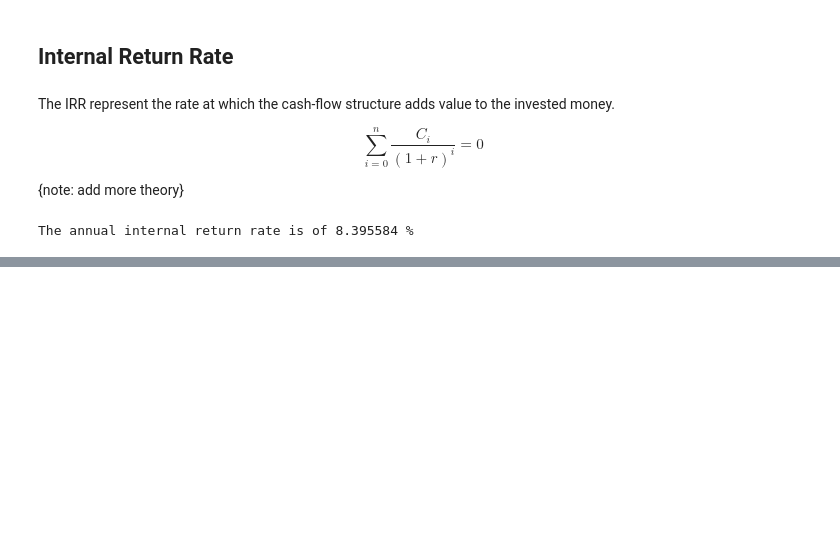
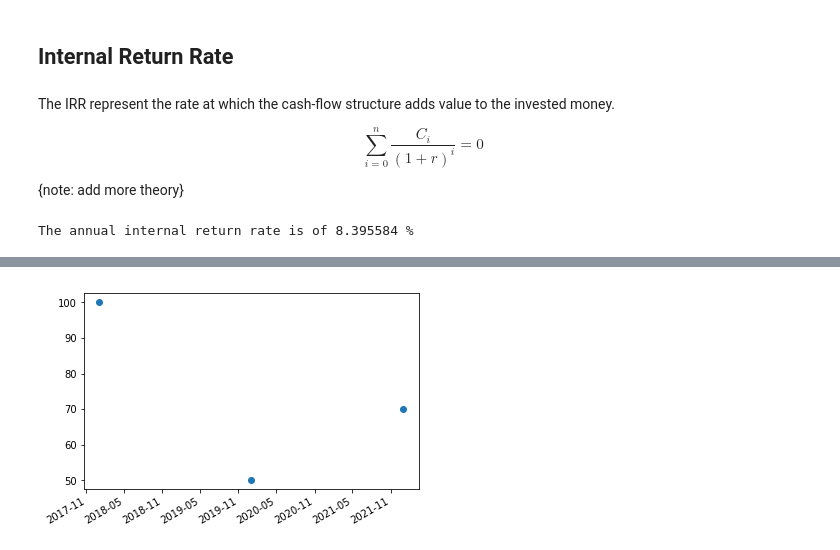
Before and after one commit to RHDZMOTA/cashflows, a Jupyter notebook: examples.ipynb, the cells around one changed output, grey strips where cells are left out. Drawn from its saved outputs; the diff is of its cells as text; code cells hidden in the pictures; blank space fills up the shorter version.

```diff
--- a/examples.ipynb
+++ b/examples.ipynb
@@ -218,0 +261,8 @@ The annual internal return rate is of 8.395584 %
+# %%
+plt.plot_date(
+    x=[i.time.value for i in real_cashflow.get_sorted_flows()],
+    y=[i.value for i in real_cashflow.get_sorted_flows()]
+)
+plt.gcf().autofmt_xdate()
+# %% [output]
+[figure, added]
```
Also changed, not shown: parts of 19 cells of this notebook.
